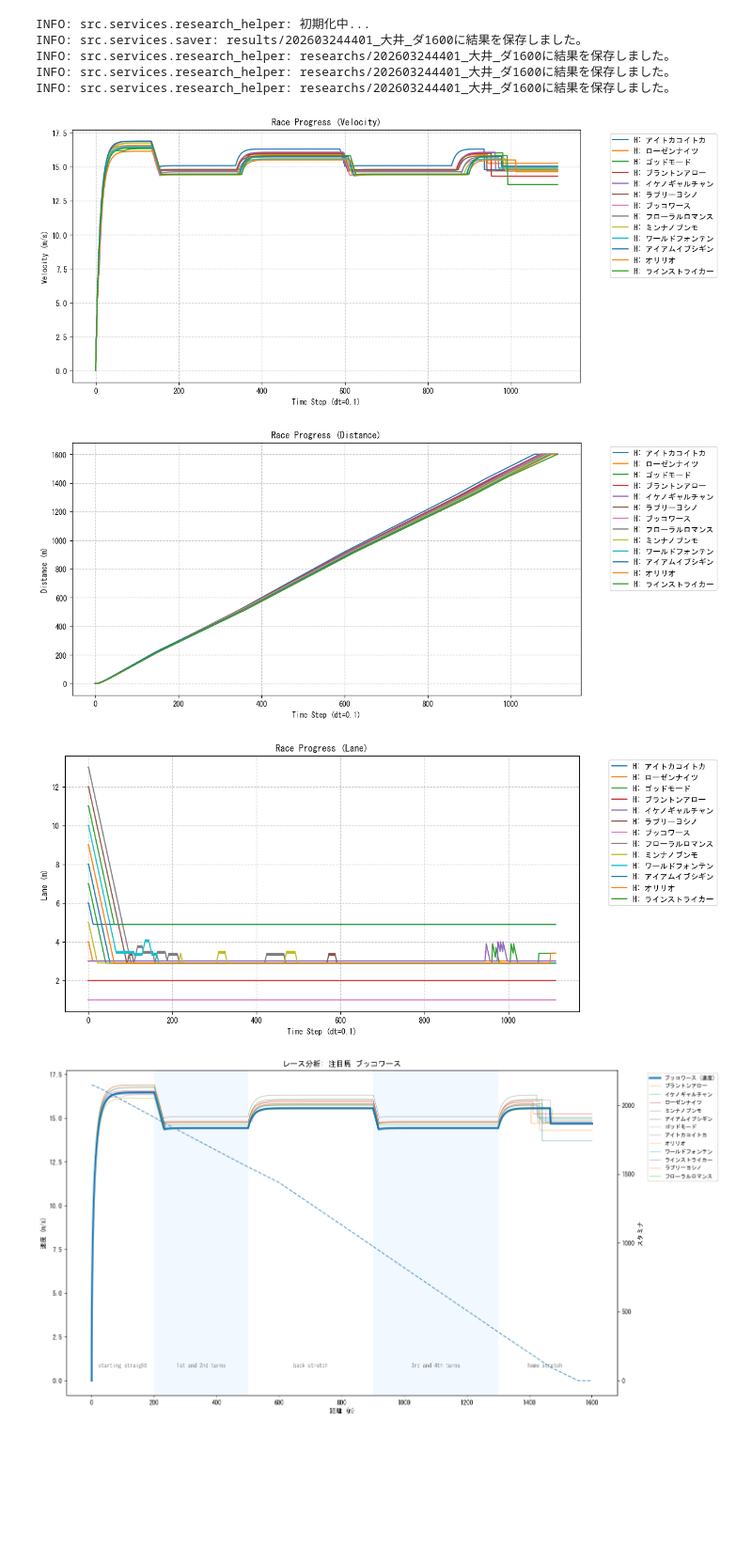
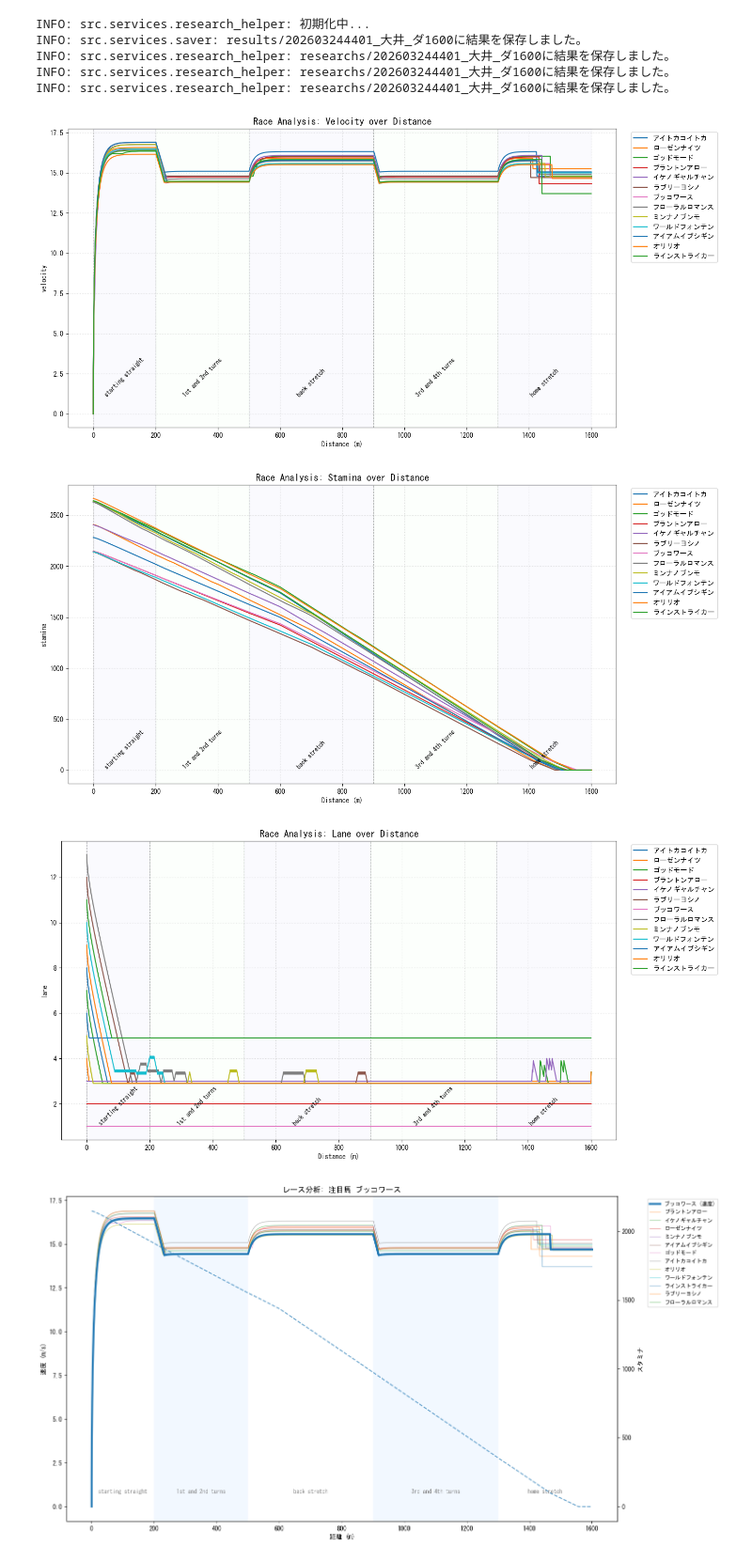
Before and after one commit to My-Game-Manage/NKSimulator, a Jupyter notebook: notebooks/experimental_lab.ipynb, the cells around one changed output. Shown at 94% size. Cells and saved outputs as stored; diff of their text form; code cells hidden in the pictures; blank space fills up the shorter version.

Commit message:
Update: plotter

```diff
--- a/notebooks/experimental_lab.ipynb
+++ b/notebooks/experimental_lab.ipynb
@@ -73,16 +73,16 @@ INFO: src.services.research_helper: researchs/202603244401_大井_ダ1600に結
 # %%
 # プロット描写
 from src.services.research_helper import RaceResultPlotter
 
 plotter = RaceResultPlotter(race_info.profile, history)
 
-plotter.plot_race_velocity()
-plotter.plot_race_distance()
-plotter.plot_race_lane()
+plotter.plot_race_analysis(history, race_info.profile, "velocity")
+plotter.plot_race_analysis(history, race_info.profile, "stamina")
+plotter.plot_race_analysis(history, race_info.profile, "lane")
 # %% [output]
-[figure, old version]
+[figure, new version]
-[figure, old version]
+[figure, new version]
-[figure, old version]
+[figure, new version]
 # %%
 import matplotlib.pyplot as plt
 import matplotlib
```
Also changed, not shown: 1 other file.
